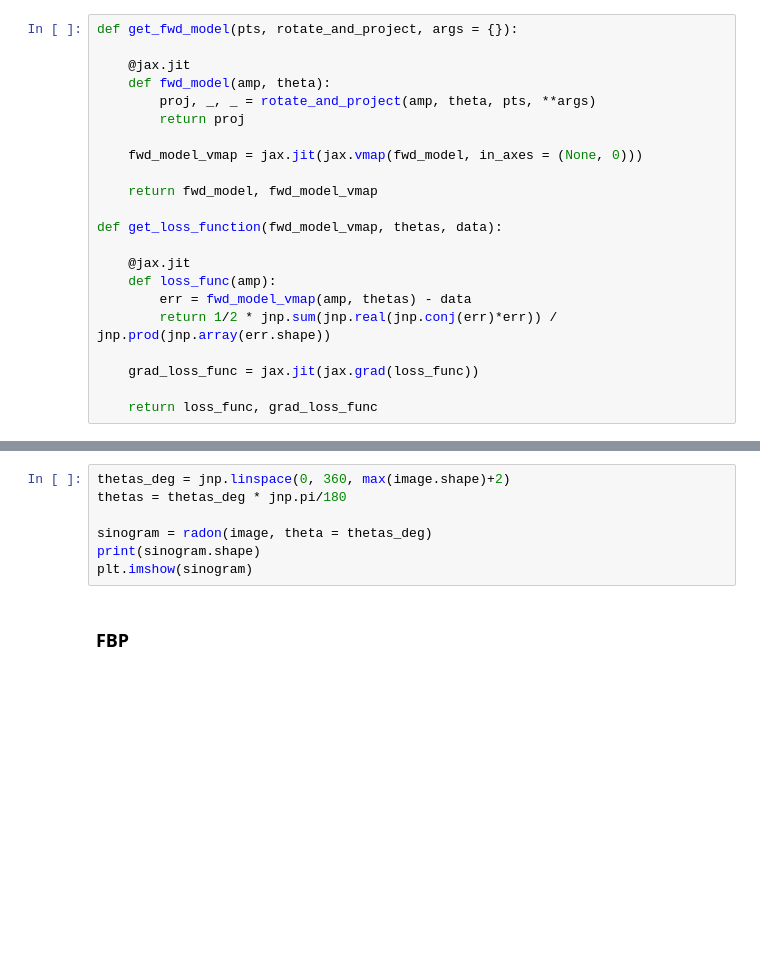
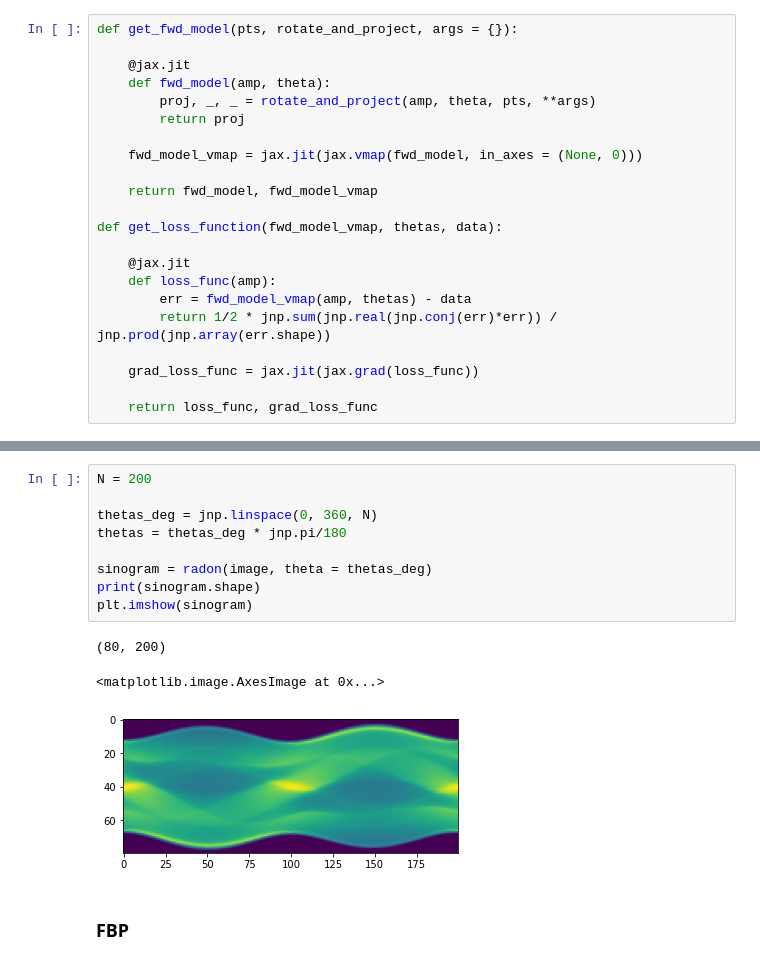
Before and after one commit to bogdantoader/simplecryoem, a Jupyter notebook: nb/SART.ipynb, the cells around one changed output, grey strips where cells are left out. Drawn from its saved outputs; the diff is of its cells as text; blank space fills up the shorter version.

```diff
--- a/nb/SART.ipynb
+++ b/nb/SART.ipynb
@@ -48,10 +51,16 @@ plt.imshow(image); plt.colorbar()
 # %%
-thetas_deg = jnp.linspace(0, 360, max(image.shape)+2)
+N = 200
+
+thetas_deg = jnp.linspace(0, 360, N)
 thetas = thetas_deg * jnp.pi/180
 
 sinogram = radon(image, theta = thetas_deg)
 print(sinogram.shape)
 plt.imshow(sinogram)
+# %% [output]
+(80, 200)
+<matplotlib.image.AxesImage at 0x...>
+[figure, added]
 # %% [markdown]
 ### FBP
 # %%
```
Also changed, not shown: parts of 28 cells of this notebook.
